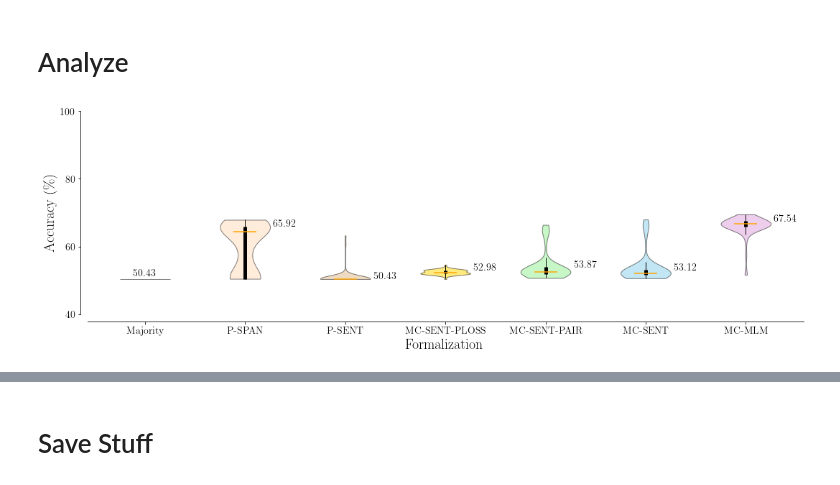
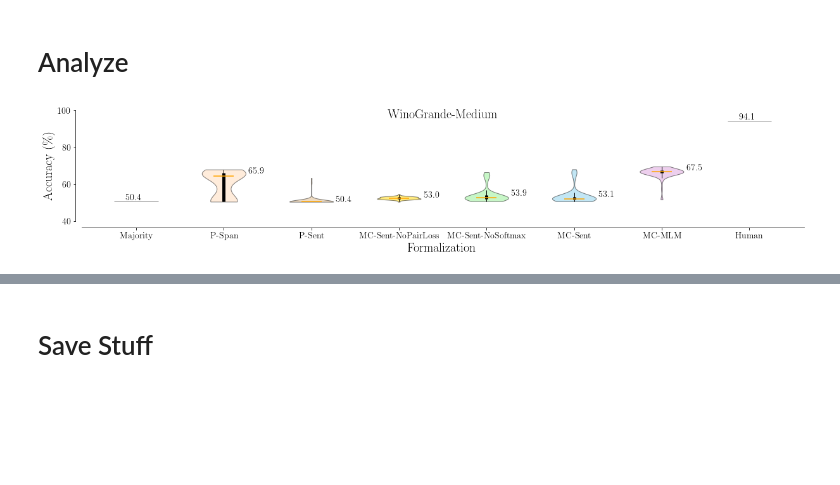
Before and after one commit to nyu-mll/wsc-formalizations, a Jupyter notebook: analysis/winogrande-option-analysis.ipynb, the cells around one changed output, grey strips where cells are left out. Drawn from its saved outputs; the diff is of its cells as text; code cells hidden in the pictures; blank space fills up the shorter version.

Commit message:
updated plots

```diff
--- a/analysis/winogrande-option-analysis.ipynb
+++ b/analysis/winogrande-option-analysis.ipynb
@@ -63,6 +63,7 @@ def adjacent_values(vals, q1, q3):
 # %%
 def make_box_plots(data,
                    labels,
+                   experiment_labels,
                    key_frame = 'framing',
                    key_acc = 'best_val_accuracy',
                    x_size = 15,
@@ -100,10 +101,9 @@ def make_box_plots(data,
                    label_type = 'max',
                    box = True,
                    violin = False,
+                   titlepad=None,
+                   titleh=None,
                   ):
-
-    iter_labels = [x for x in labels]
-
     scores = {
         'all'    : [],
         'max'    : [],
@@ -123,7 +123,7 @@ def make_box_plots(data,
         'median' : -y_offset,
     }
 
-    for label in iter_labels:
+    for label in experiment_labels:
         dist = data.loc[data[key_frame]==label,key_acc]*100
         scores['all'].append(sorted(dist.to_numpy()))
         scores['max'].append(max(dist))
@@ -162,7 +162,13 @@ def make_box_plots(data,
 
     # format chart
     if not title is None:
-        ax.set_title(title)
+#         ax.set_title(title, fontsize=label_size, pad=titlepad)
+        ax.text(len(labels)/2+0.5,
+                titleh,
+                title,
+                fontsize=label_size,
+                ha="center",
+                )
 
     # format labels
     ax.set_ylim(y_min, y_max)
@@ -199,7 +205,7 @@ def make_box_plots(data,
         # violin plot
         ax.set_xticks(ticks)
 
-        parts = ax.violinplot(scores['all'], positions = ticks, showmedians = False, showextrema=False)
+        parts = ax.violinplot(scores['all'], positions = ticks, showmedians = False, showextrema=False, bw_method='silverman')
 
         if bar_colors:
             for pc, color in zip(parts['bodies'], colors):
@@ -214,14 +220,14 @@ def make_box_plots(data,
         whiskersMin, whiskersMax = whiskers[:, 0], whiskers[:, 1]
 
         inds = np.arange(1, len(medians) + 1)
-        ax.scatter(inds[1:len(inds)], medians[1:len(inds)], marker='_', color='orange', s=1000, zorder=3)
+        ax.scatter(inds[1:len(inds)-1], medians[1:len(inds)-1], marker='_', color='orange', s=1000, zorder=3)
         ax.vlines(inds, quartile1, quartile3, color='k', linestyle='-', lw=5)
         ax.vlines(inds, whiskersMin, whiskersMax, color='k', linestyle='-', lw=1)
 
 
     # add accuracy values
-    if bar_labels:
-        for i, v in enumerate(scores[label_type]):
+    for i, v in enumerate(scores[label_type]):
+        if bar_labels or (i==0 or i==len(scores[label_type])-1):
 
             x=add_x_offset[label_type]
             y=add_y_offset[label_type]
@@ -233,7 +239,7 @@ def make_box_plots(data,
 
             ax.text(i + x_offset + x,
                     v + y_offset + y,
-                    "{:.2f}%".format(v),
+                    "{:.1f}%".format(v),
                     fontsize=plabel_size,
                    )
 
@@ -249,33 +255,44 @@ violin = True
 ordered_framings = ['P-SPAN',
                    'P-SENT',
                    'MC-SENT-PLOSS',
                    'MC-SENT-PAIR',
                    'MC-SENT',
                    'MC-MLM']
 
+chart_labels = ['P-Span',
+               'P-Sent',
+               'MC-Sent-NoPairLoss',
+               'MC-Sent-NoSoftmax',
+               'MC-Sent',
+               'MC-MLM']
+
 f_violin = make_box_plots(results,
+                   chart_labels,
                    ordered_framings,
                    adjusted_axes = True,
-                   title = None,
+                   title = 'WinoGrande-Medium',
+                   titleh=96,
                    showfliers = True,
+                   x_size = 17,
+                   y_size = 3.5,
                    y_min = 40,
                    y_max = 100,
                    y_tick = 20,
                    notch = False,
                    ylabel = r'Accuracy (\%)',
                    xlabel = r'Formalization',
                    majority = 50.43,
-                   human = None,
+                   human = 94.1,
                    label_size=20,
                    tick_size=14,
                    plabel_size=14,
                    x_offset = .88,
                    bar_colors = True,
                    bar_labels = True,
                    label_type = '3Q',
                    bar = bar,
                    box = box,
                    violin = violin,
                   )
 # %% [output]
-[figure, old version]
+[figure, new version]
```
Also changed, not shown: parts of 5 cells of this notebook, 33 other files.
